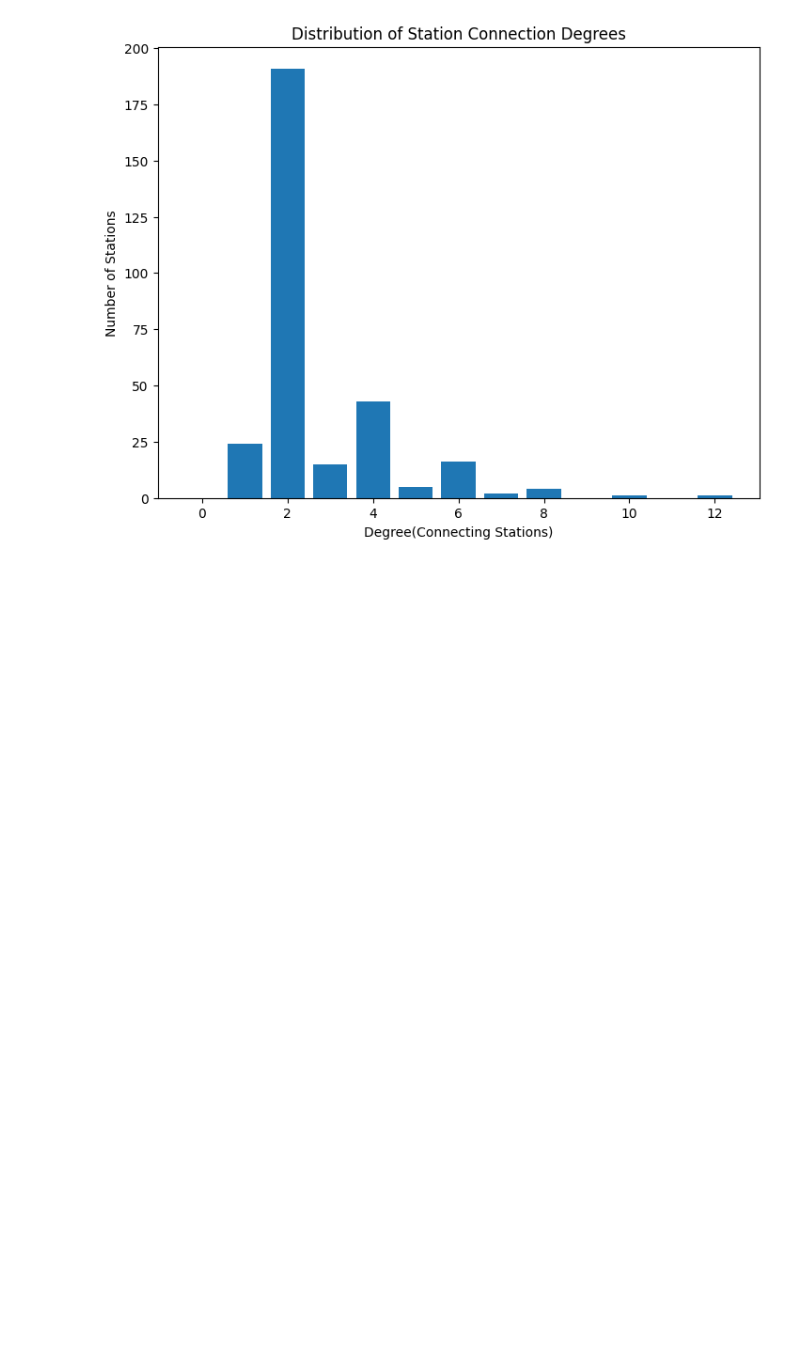
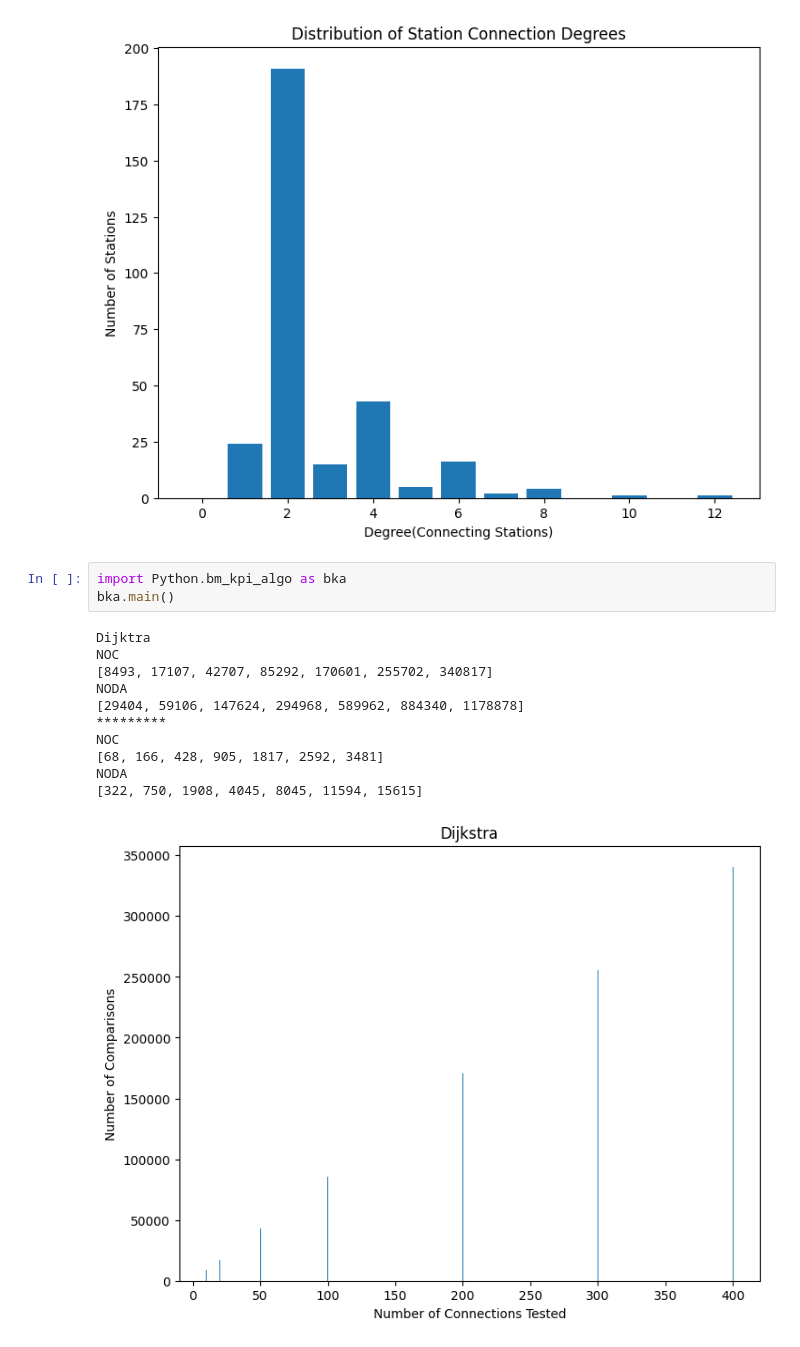
Before and after one commit to nivethakuruparan/london-subway-network, a Jupyter notebook: graph_lab.ipynb, the cells around one changed output. Cells and saved outputs as stored; diff of their text form; blank space fills up the shorter version.

Commit message:
added kpis, need to refigure the graph + add execution file

```diff
--- a/graph_lab.ipynb
+++ b/graph_lab.ipynb
@@ -139,3 +139,18 @@ Destination:  400
 Creating itinerary...
 Route does not exist! Please enter different starting station or destination.
 [figure]
+# %%
+import Python.bm_kpi_algo as bka
+bka.main()
+# %% [output]
+Dijktra
+NOC
+[8493, 17107, 42707, 85292, 170601, 255702, 340817]
+NODA
+[29404, 59106, 147624, 294968, 589962, 884340, 1178878]
+*********
+NOC
+[68, 166, 428, 905, 1817, 2592, 3481]
+NODA
+[322, 750, 1908, 4045, 8045, 11594, 15615]
+[figure, added]
```
Also changed, not shown: parts of 4 cells of this notebook, 10 other files.
